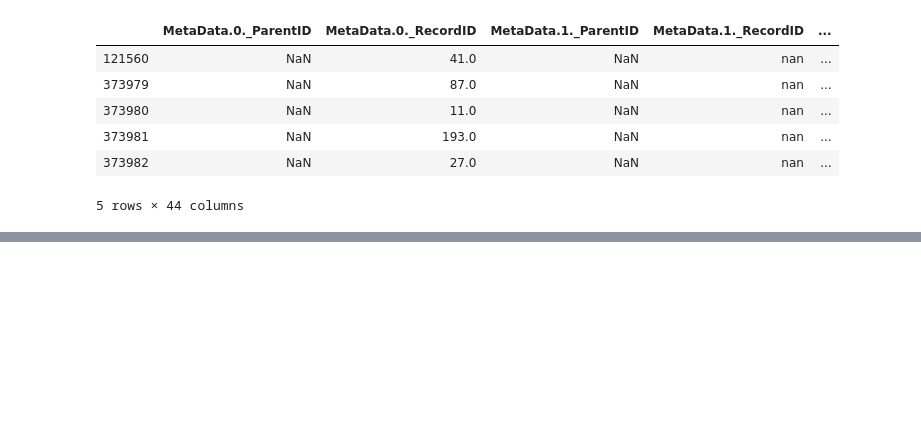
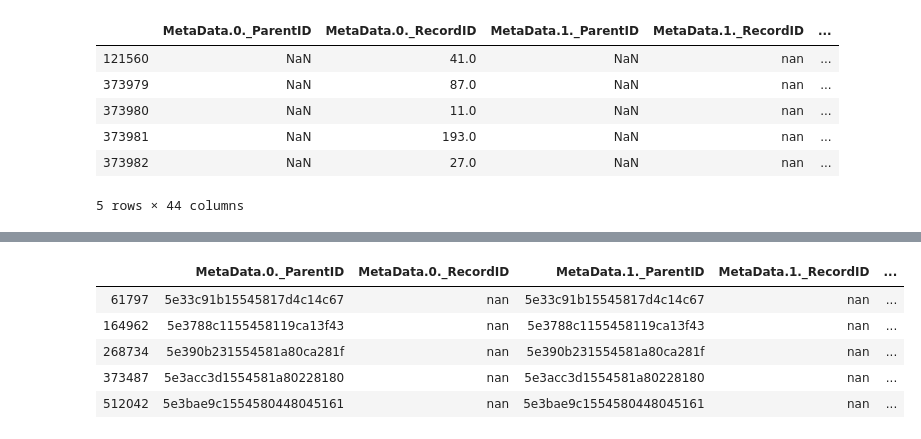
Before and after one commit to EpowerxAI/ViteosModel, a Jupyter notebook: Generating_Audit_Trail_6th_June_2020.ipynb, the cells around one changed output, grey strips where cells are left out. Cells and saved outputs as stored; diff of their text form; code cells hidden in the pictures; blank space fills up the shorter version.

```diff
--- a/Generating_Audit_Trail_6th_June_2020.ipynb
+++ b/Generating_Audit_Trail_6th_June_2020.ipynb
@@ -128,0 +211,9 @@ df_833[df_833["ViewData.BreakID"] == 1109379500.0][audit_trail_columns]
+# %%
+df_833[df_833['ViewData.Side1_UniqueIds'] == '22_833670335_CITI'].head()
+# %% [output]
+|  | MetaData.0._ParentID | MetaData.0._RecordID | MetaData.1._ParentID | MetaData.1._RecordID | ... |
+| 61797 | 5e33c91b15545817d4c14c67 | nan | 5e33c91b15545817d4c14c67 | nan | ... |
+| 164962 | 5e3788c1155458119ca13f43 | nan | 5e3788c1155458119ca13f43 | nan | ... |
+| 268734 | 5e390b231554581a80ca281f | nan | 5e390b231554581a80ca281f | nan | ... |
+| 373487 | 5e3acc3d1554581a80228180 | nan | 5e3acc3d1554581a80228180 | nan | ... |
+| 512042 | 5e3bae9c1554580448045161 | nan | 5e3bae9c1554580448045161 | nan | ... |
```
Also changed, not shown: parts of 23 cells of this notebook, 8 other files.
